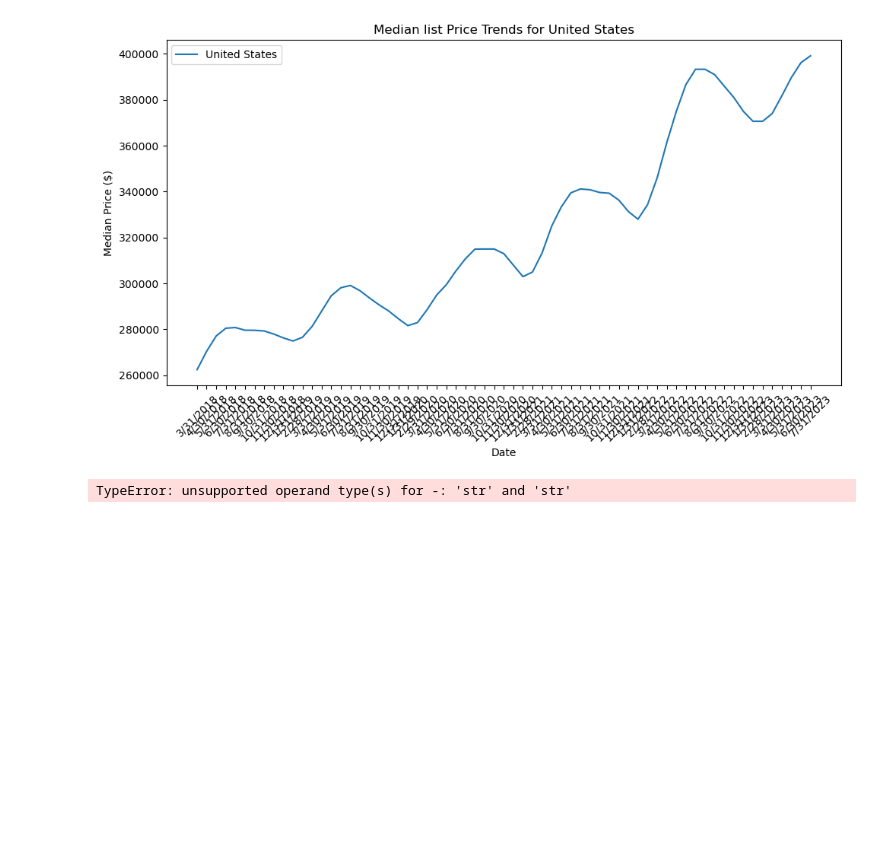
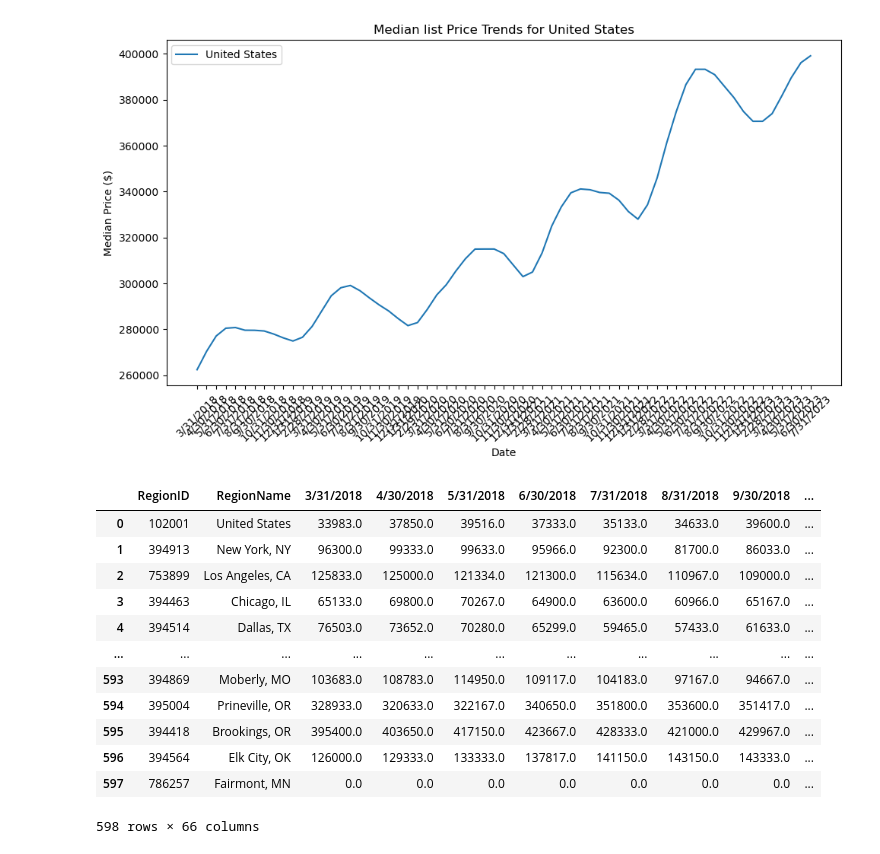
Before and after one commit to TARUNABANSALA/Zillow-Market-Analysis, a Jupyter notebook: Zillow_market_analysis.ipynb, the cells around one changed output. Saved outputs shown, nothing was run; the diff lists cells and outputs as text; code cells hidden in the pictures; blank space fills up the shorter version.

```diff
--- a/Zillow_market_analysis.ipynb
+++ b/Zillow_market_analysis.ipynb
@@ -168,27 +168,52 @@ plt.show()
 # %% [output]
 [figure]
 # %%
-# Calculate the price gaps
-price_gaps = Sale_price_zillow_df_filled - list_price_zillow_df_filled
 
-# Flatten the price gaps into a single series
-price_gaps_series = price_gaps.values.flatten()
+# Assuming you have two DataFrames named sale_price_df and list_price_df
 
-# Visualize the distribution of price gaps using a histogram
-plt.figure(figsize=(10, 6))
-plt.hist(price_gaps_series, bins=20, edgecolor='black')
-plt.title("Distribution of Price Gaps")
-plt.xlabel("Price Gap ($)")
-plt.ylabel("Frequency")
-plt.tight_layout()
-plt.show()
+# Merge the DataFrames based on 'RegionID'
+merged_df = pd.merge(Sale_price_zillow_df_filled, list_price_zillow_df_filled, on='RegionID', suffixes=('_sale', '_list'))
 
-# Alternatively, visualize the distribution using a box plot
-plt.figure(figsize=(10, 6))
-plt.boxplot(price_gaps_series)
-plt.title("Box Plot of Price Gaps")
-plt.ylabel("Price Gap ($)")
-plt.tight_layout()
-plt.show()
+# List of columns to calculate the price gap
+common_columns = ['3/31/2018', '4/30/2018', '5/31/2018', '6/30/2018', '7/31/2018',
+       '8/31/2018', '9/30/2018', '10/31/2018', '11/30/2018', '12/31/2018',
+       '1/31/2019', '2/28/2019', '3/31/2019', '4/30/2019', '5/31/2019',
+       '6/30/2019', '7/31/2019', '8/31/2019', '9/30/2019', '10/31/2019',
+       '11/30/2019', '12/31/2019', '1/31/2020', '2/29/2020', '3/31/2020',
+       '4/30/2020', '5/31/2020', '6/30/2020', '7/31/2020', '8/31/2020',
+       '9/30/2020', '10/31/2020', '11/30/2020', '12/31/2020', '1/31/2021',
+       '2/28/2021', '3/31/2021', '4/30/2021', '5/31/2021', '6/30/2021',
+       '7/31/2021', '8/31/2021', '9/30/2021', '10/31/2021', '11/30/2021',
+       '12/31/2021', '1/31/2022', '2/28/2022', '3/31/2022', '4/30/2022',
+       '5/31/2022', '6/30/2022', '7/31/2022', '8/31/2022', '9/30/2022',
+       '10/31/2022', '11/30/2022', '12/31/2022', '1/31/2023', '2/28/2023',
+       '3/31/2023', '4/30/2023', '5/31/2023', '6/30/2023']  # Add all column names
+
+# Create an empty DataFrame to store the price gaps
+price_gap_df = pd.DataFrame()
+
+# Add 'RegionID' column to price_gap_df
+price_gap_df['RegionID'] = merged_df['RegionID']
+price_gap_df['RegionName'] = merged_df['RegionName_sale']
+
+
+# Iterate through the common columns and calculate the price gap
+for col in common_columns:
+    price_gap_df[col] = merged_df[col + '_list'] - merged_df[col + '_sale']
+
+# Print the DataFrame with the calculated price gaps
+price_gap_df
 # %% [output]
+|  | RegionID | RegionName | 3/31/2018 | 4/30/2018 | 5/31/2018 | 6/30/2018 | 7/31/2018 | 8/31/2018 | 9/30/2018 | ... |
+| 0 | 102001 | United States | 33983.0 | 37850.0 | 39516.0 | 37333.0 | 35133.0 | 34633.0 | 39600.0 | ... |
+| 1 | 394913 | New York, NY | 96300.0 | 99333.0 | 99633.0 | 95966.0 | 92300.0 | 81700.0 | 86033.0 | ... |
+| 2 | 753899 | Los Angeles, CA | 125833.0 | 125000.0 | 121334.0 | 121300.0 | 115634.0 | 110967.0 | 109000.0 | ... |
+| 3 | 394463 | Chicago, IL | 65133.0 | 69800.0 | 70267.0 | 64900.0 | 63600.0 | 60966.0 | 65167.0 | ... |
+| 4 | 394514 | Dallas, TX | 76503.0 | 73652.0 | 70280.0 | 65299.0 | 59465.0 | 57433.0 | 61633.0 | ... |
+| ... | ... | ... | ... | ... | ... | ... | ... | ... | ... | ... |
+| 593 | 394869 | Moberly, MO | 103683.0 | 108783.0 | 114950.0 | 109117.0 | 104183.0 | 97167.0 | 94667.0 | ... |
+| 594 | 395004 | Prineville, OR | 328933.0 | 320633.0 | 322167.0 | 340650.0 | 351800.0 | 353600.0 | 351417.0 | ... |
+| 595 | 394418 | Brookings, OR | 395400.0 | 403650.0 | 417150.0 | 423667.0 | 428333.0 | 421000.0 | 429967.0 | ... |
+| 596 | 394564 | Elk City, OK | 126000.0 | 129333.0 | 133333.0 | 137817.0 | 141150.0 | 143150.0 | 143333.0 | ... |
+| 597 | 786257 | Fairmont, MN | 0.0 | 0.0 | 0.0 | 0.0 | 0.0 | 0.0 | 0.0 | ... |
-TypeError: unsupported operand type(s) for -: 'str' and 'str'
+598 rows × 66 columns
```
Also changed, not shown: parts of 5 cells of this notebook.
